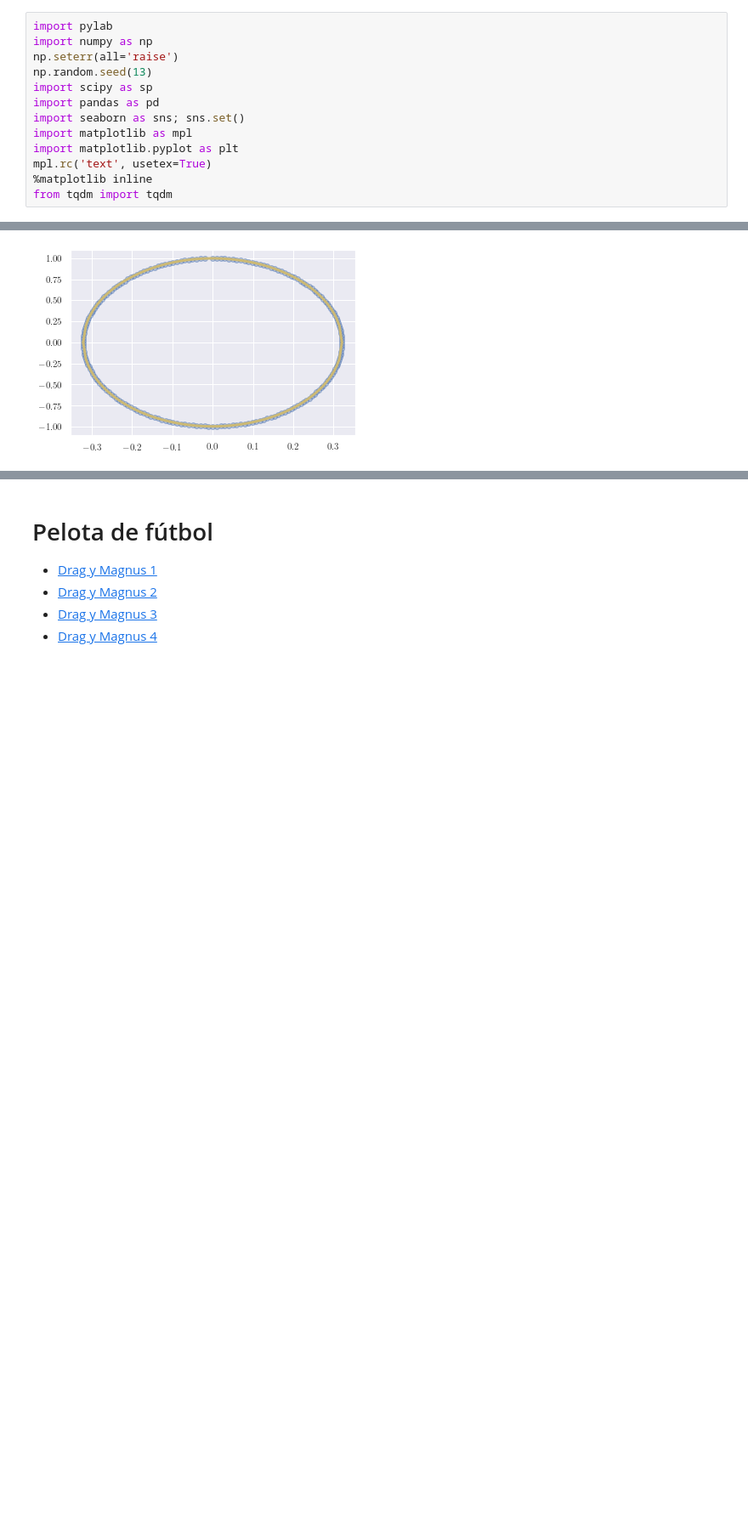
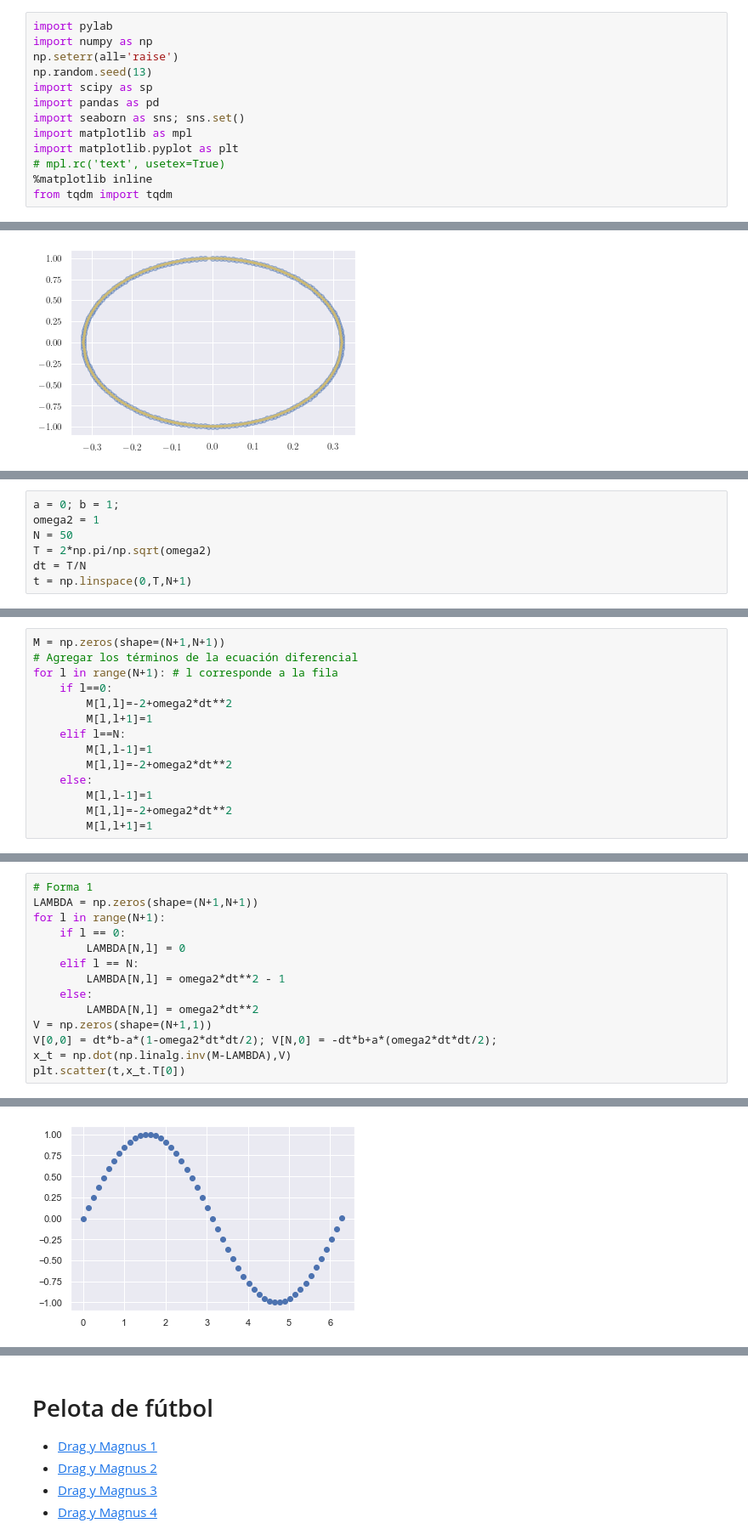
Before and after one commit to BrayanGar123/FISI2028-202010, a Jupyter notebook: ejercicios/semana6-7/diferenciacion.ipynb, the cells around one changed output, grey strips where cells are left out. Shown at 85% size. Cells and saved outputs as stored; diff of their text form; blank space fills up the shorter version.

```diff
--- a/ejercicios/semana6-7/diferenciacion.ipynb
+++ b/ejercicios/semana6-7/diferenciacion.ipynb
@@ -8,7 +8,7 @@ import pandas as pd
 import seaborn as sns; sns.set()
 import matplotlib as mpl
 import matplotlib.pyplot as plt
-mpl.rc('text', usetex=True)
+# mpl.rc('text', usetex=True)
 %matplotlib inline
 from tqdm import tqdm
 # %% [markdown]
@@ -120,0 +139,7 @@ $$Verlet\to f''(x)\approx\frac{f(x+\delta x)+f(x-\delta x)-2f(x)}{\delta x^2}$$
+# %%
+a = 0; b = 1;
+omega2 = 1
+N = 50
+T = 2*np.pi/np.sqrt(omega2)
+dt = T/N
+t = np.linspace(0,T,N+1)
@@ -120,0 +148,14 @@ $$Verlet\to f''(x)\approx\frac{f(x+\delta x)+f(x-\delta x)-2f(x)}{\delta x^2}$$
+# %%
+M = np.zeros(shape=(N+1,N+1))
+# Agregar los términos de la ecuación diferencial
+for l in range(N+1): # l corresponde a la fila
+    if l==0:
+        M[l,l]=-2+omega2*dt**2
+        M[l,l+1]=1
+    elif l==N:
+        M[l,l-1]=1
+        M[l,l]=-2+omega2*dt**2
+    else:
+        M[l,l-1]=1
+        M[l,l]=-2+omega2*dt**2
+        M[l,l+1]=1
@@ -120,0 +165,15 @@ $$Verlet\to f''(x)\approx\frac{f(x+\delta x)+f(x-\delta x)-2f(x)}{\delta x^2}$$
+# %%
+# Forma 1
+LAMBDA = np.zeros(shape=(N+1,N+1))
+for l in range(N+1):
+    if l == 0:
+        LAMBDA[N,l] = 0
+    elif l == N:
+        LAMBDA[N,l] = omega2*dt**2 - 1
+    else:
+        LAMBDA[N,l] = omega2*dt**2
+V = np.zeros(shape=(N+1,1))
+V[0,0] = dt*b-a*(1-omega2*dt*dt/2); V[N,0] = -dt*b+a*(omega2*dt*dt/2);
+x_t = np.dot(np.linalg.inv(M-LAMBDA),V)
+plt.scatter(t,x_t.T[0])
+# %% [output]
@@ -120,0 +181 @@ $$Verlet\to f''(x)\approx\frac{f(x+\delta x)+f(x-\delta x)-2f(x)}{\delta x^2}$$
+[figure, added]
```
Also changed, not shown: parts of 6 cells of this notebook, 1 other file.
